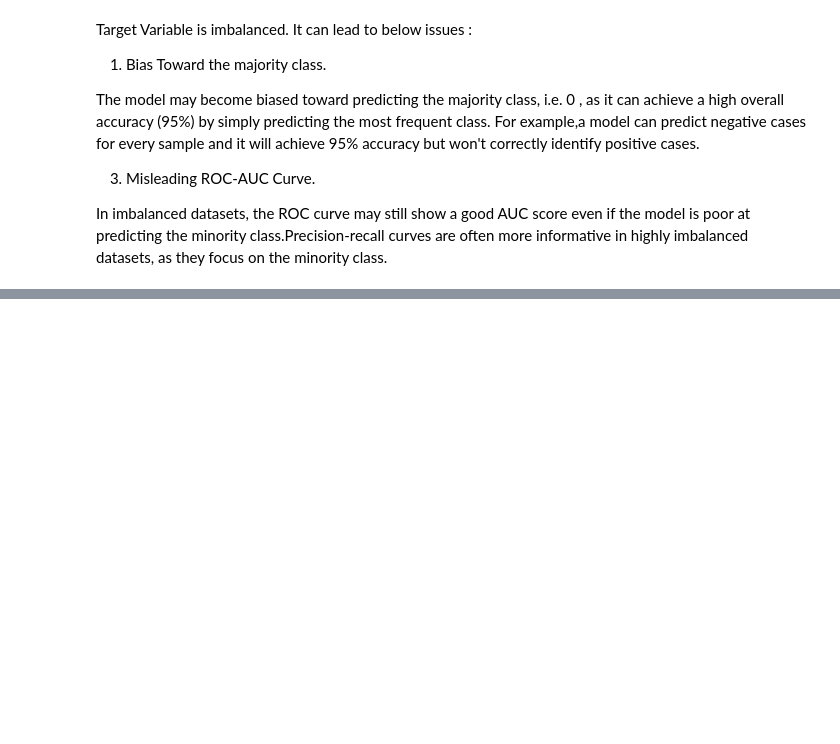
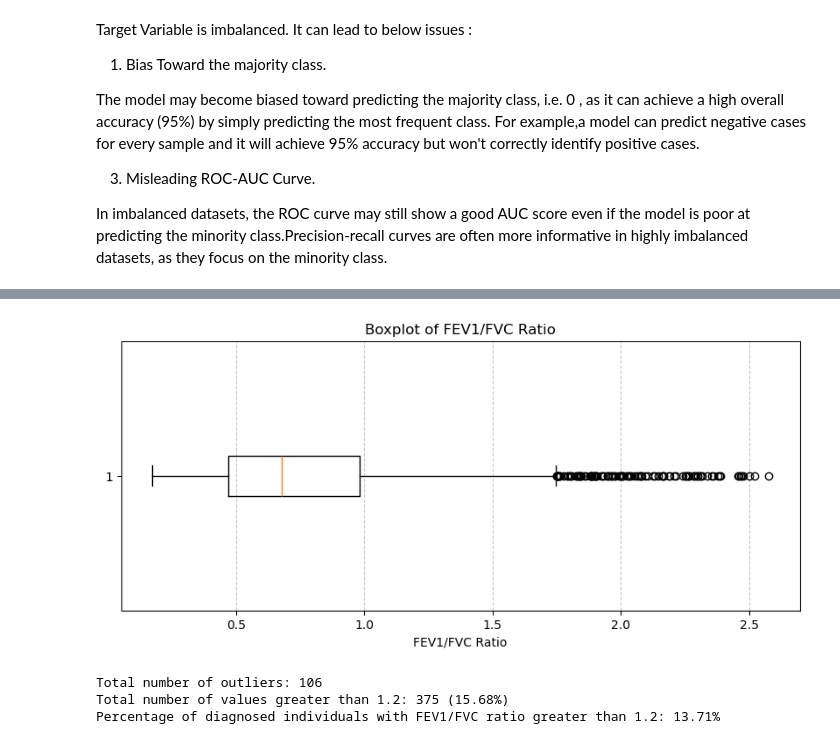
Before and after one commit to kkhalilli/asthma_disease, a Jupyter notebook: Asthma_Disease_Classification.ipynb, the cells around one changed output, grey strips where cells are left out. Cells and saved outputs as stored; diff of their text form; code cells hidden in the pictures; blank space fills up the shorter version.

```diff
--- a/Asthma_Disease_Classification.ipynb
+++ b/Asthma_Disease_Classification.ipynb
@@ -108,0 +144,3 @@ In imbalanced datasets, the ROC curve may still show a good AUC score even if th
+# %%
+# Creating a new variable for FEV1/FVC ratio
+df['FEV1_FVC_ratio'] = df['LungFunctionFEV1'] / df['LungFunctionFVC']
@@ -108,0 +159,38 @@ In imbalanced datasets, the ROC curve may still show a good AUC score even if th
+# %%
+# Filtering only diagnosed individuals (Diagnosis == 1)
+diagnosed_data = df[df['Diagnosis'] == 1]
+
+# Plotting boxplot for FEV1/FVC ratio to identify outliers
+plt.figure(figsize = (10,4))
+plt.boxplot(df['FEV1_FVC_ratio'], vert = False)
+plt.xlabel('FEV1/FVC Ratio')
+plt.title('Boxplot of FEV1/FVC Ratio')
+plt.grid(axis = 'x', linestyle = '--', alpha = 0.7)
+plt.show()
+# %% [output]
+[figure, added]
+# %%
+# Identifying outliers
+q1 = df['FEV1_FVC_ratio'].quantile(0.25)
+q3 = df['FEV1_FVC_ratio'].quantile(0.75)
+iqr = q3 - q1
+lower_bound = q1 - 1.5 * iqr
+upper_bound = q3 + 1.5 * iqr
+outliers = df[(df['FEV1_FVC_ratio'] < lower_bound) | (df['FEV1_FVC_ratio'] > upper_bound)]
+
+# Print number of outliers
+print(f'Total number of outliers: {len(outliers)}')
+
+# Print number of values greater than 1.2
+num_greater_than_1_2 = len(df[df['FEV1_FVC_ratio'] > 1.2])
+percentage_greater_than_1_2_all = (num_greater_than_1_2 / len(df)) * 100
+print(f'Total number of values greater than 1.2: {num_greater_than_1_2} ({percentage_greater_than_1_2_all:.2f}%)')
+
+# Print percentage of diagnosed individuals with FEV1/FVC ratio greater than 1.2
+num_greater_than_1_2_diagnosed = len(diagnosed_data[diagnosed_data['FEV1_FVC_ratio'] > 1.2])
+percentage_greater_than_1_2 = (num_greater_than_1_2_diagnosed / len(diagnosed_data)) * 100
+print(f'Percentage of diagnosed individuals with FEV1/FVC ratio greater than 1.2: {percentage_greater_than_1_2:.2f}%')
+# %% [output]
+Total number of outliers: 106
+Total number of values greater than 1.2: 375 (15.68%)
+Percentage of diagnosed individuals with FEV1/FVC ratio greater than 1.2: 13.71%
```
Also changed, not shown: parts of 30 cells of this notebook.
